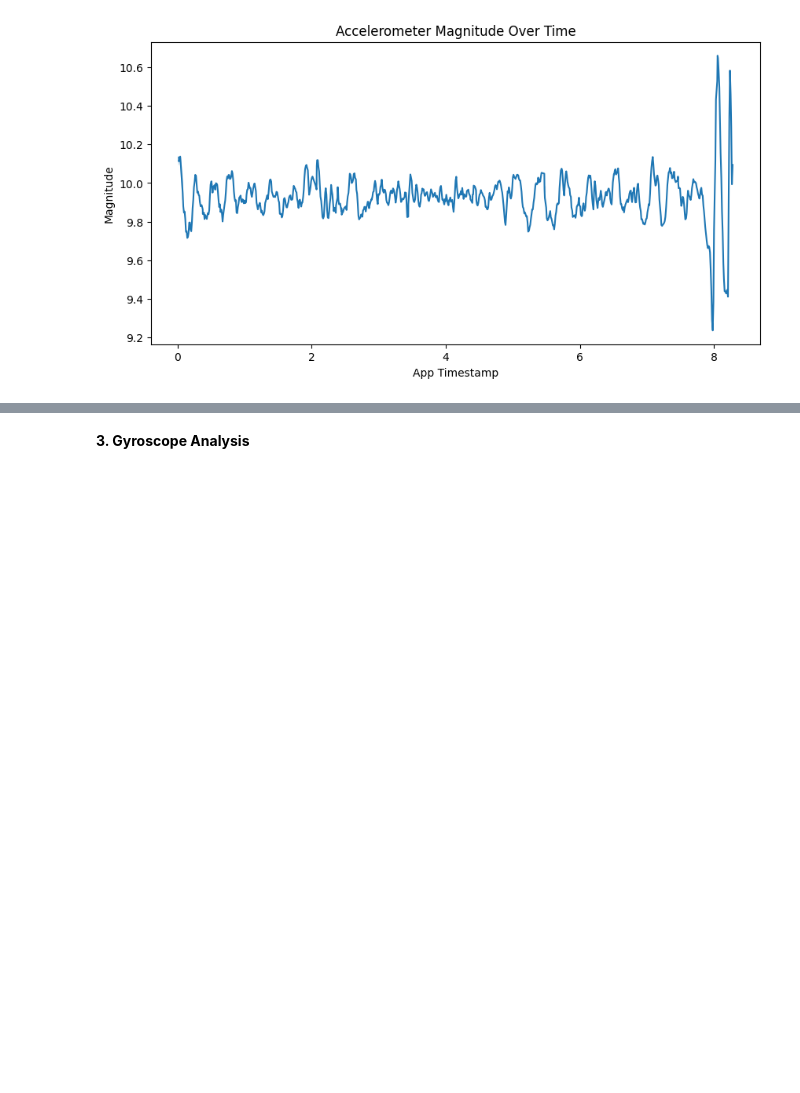
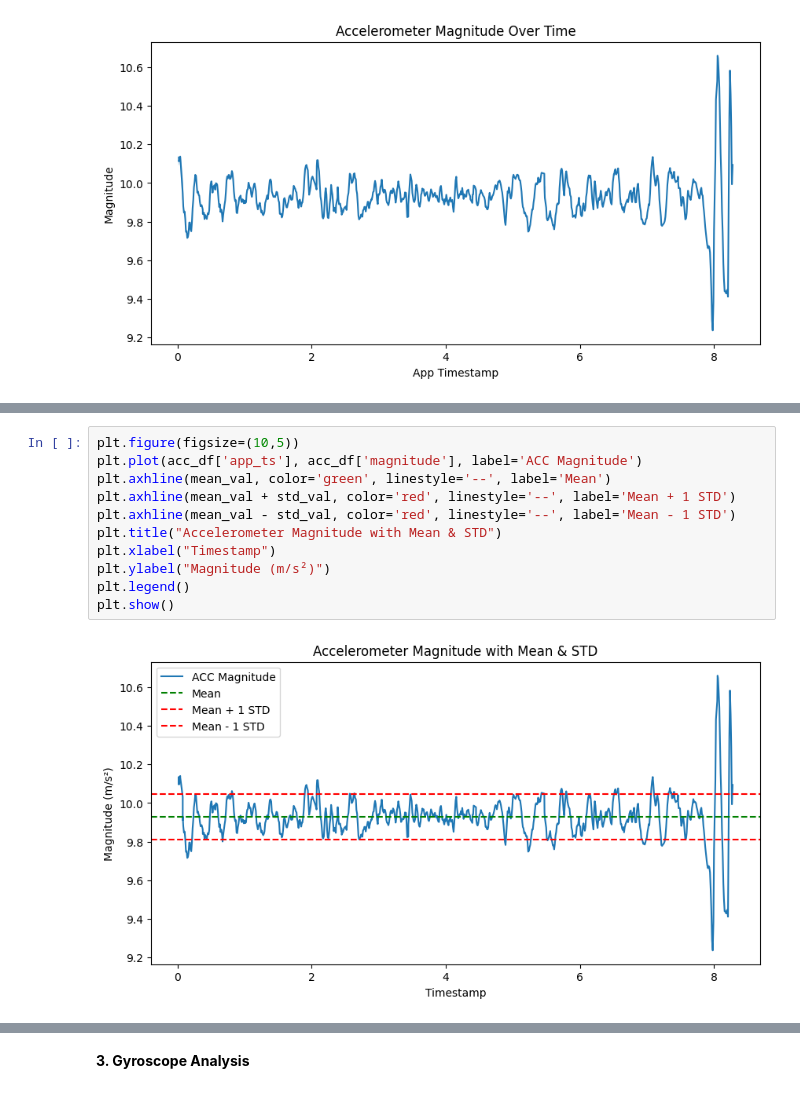
Before and after one commit to HiraNawaz2415/Assignment-1-TOPL-Roll-002-, a Jupyter notebook: assignment#1.ipynb, the cells around one changed output, grey strips where cells are left out. Cells and saved outputs as stored; diff of their text form; blank space fills up the shorter version.

```diff
--- a/assignment#1.ipynb
+++ b/assignment#1.ipynb
@@ -211,0 +239,13 @@ plt.show()
+# %%
+plt.figure(figsize=(10,5))
+plt.plot(acc_df['app_ts'], acc_df['magnitude'], label='ACC Magnitude')
+plt.axhline(mean_val, color='green', linestyle='--', label='Mean')
+plt.axhline(mean_val + std_val, color='red', linestyle='--', label='Mean + 1 STD')
+plt.axhline(mean_val - std_val, color='red', linestyle='--', label='Mean - 1 STD')
+plt.title("Accelerometer Magnitude with Mean & STD")
+plt.xlabel("Timestamp")
+plt.ylabel("Magnitude (m/s²)")
+plt.legend()
+plt.show()
+# %% [output]
+[figure, added]
```
Also changed, not shown: parts of 26 cells of this notebook.
